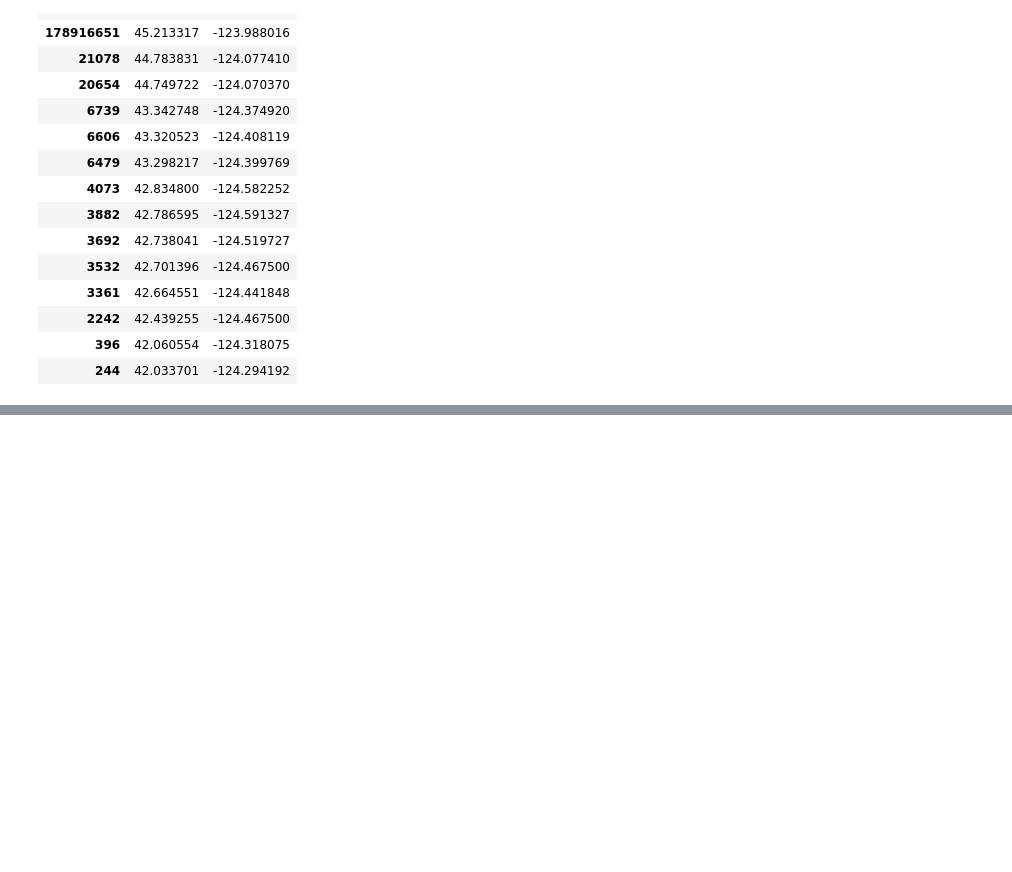
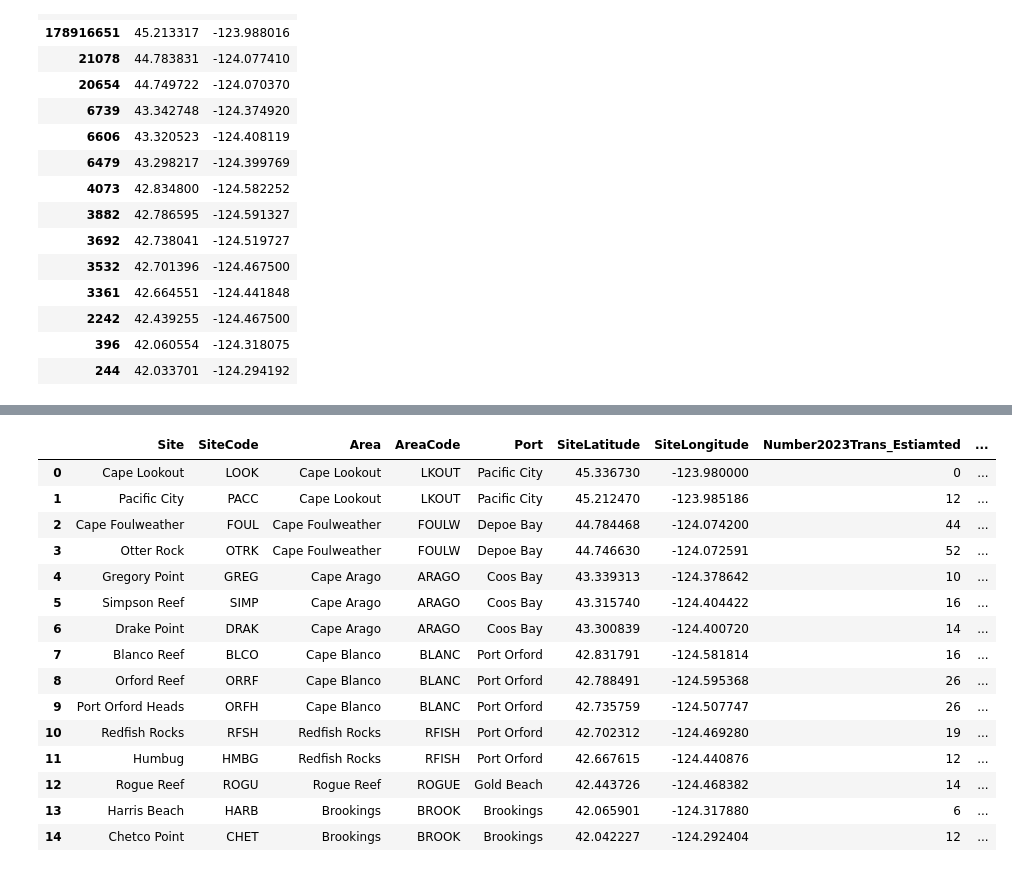
Before and after one commit to Oregon-Kelp-Alliance/Hamiltonetal_2027, a Jupyter notebook: OceanographicProfiles_LiveOceanTempMay2025_Final.ipynb, the cells around one changed output, grey strips where cells are left out. Cells and saved outputs as stored; diff of their text form; code cells hidden in the pictures; blank space fills up the shorter version.

```diff
--- a/OceanographicProfiles_LiveOceanTempMay2025_Final.ipynb
+++ b/OceanographicProfiles_LiveOceanTempMay2025_Final.ipynb
@@ -125,0 +154,26 @@ sites
+# %%
+#95th percentile of temperature values at each site
+temp95 = temp_forsites.groupby("lat_rho").surf_temp.quantile(q = 0.95).reset_index()
+temp95
+
+#Adding this new temp metric for each site into a dataframe that shows multiple metrics for each site
+temp95_reordered = temp95.iloc[::-1].reset_index()
+sites["P95_temp"] = temp95_reordered.iloc[:,2]
+sites
+# %% [output]
+|  | Site | SiteCode | Area | AreaCode | Port | SiteLatitude | SiteLongitude | Number2023Trans_Estiamted | ... |
+| 0 | Cape Lookout | LOOK | Cape Lookout | LKOUT | Pacific City | 45.336730 | -123.980000 | 0 | ... |
+| 1 | Pacific City | PACC | Cape Lookout | LKOUT | Pacific City | 45.212470 | -123.985186 | 12 | ... |
+| 2 | Cape Foulweather | FOUL | Cape Foulweather | FOULW | Depoe Bay | 44.784468 | -124.074200 | 44 | ... |
+| 3 | Otter Rock | OTRK | Cape Foulweather | FOULW | Depoe Bay | 44.746630 | -124.072591 | 52 | ... |
+| 4 | Gregory Point | GREG | Cape Arago | ARAGO | Coos Bay | 43.339313 | -124.378642 | 10 | ... |
+| 5 | Simpson Reef | SIMP | Cape Arago | ARAGO | Coos Bay | 43.315740 | -124.404422 | 16 | ... |
+| 6 | Drake Point | DRAK | Cape Arago | ARAGO | Coos Bay | 43.300839 | -124.400720 | 14 | ... |
+| 7 | Blanco Reef | BLCO | Cape Blanco | BLANC | Port Orford | 42.831791 | -124.581814 | 16 | ... |
+| 8 | Orford Reef | ORRF | Cape Blanco | BLANC | Port Orford | 42.788491 | -124.595368 | 26 | ... |
+| 9 | Port Orford Heads | ORFH | Cape Blanco | BLANC | Port Orford | 42.735759 | -124.507747 | 26 | ... |
+| 10 | Redfish Rocks | RFSH | Redfish Rocks | RFISH | Port Orford | 42.702312 | -124.469280 | 19 | ... |
+| 11 | Humbug | HMBG | Redfish Rocks | RFISH | Port Orford | 42.667615 | -124.440876 | 12 | ... |
+| 12 | Rogue Reef | ROGU | Rogue Reef | ROGUE | Gold Beach | 42.443726 | -124.468382 | 14 | ... |
+| 13 | Harris Beach | HARB | Brookings | BROOK | Brookings | 42.065901 | -124.317880 | 6 | ... |
+| 14 | Chetco Point | CHET | Brookings | BROOK | Brookings | 42.042227 | -124.292404 | 12 | ... |
```
Also changed, not shown: parts of 13 cells of this notebook, 9 other files.
